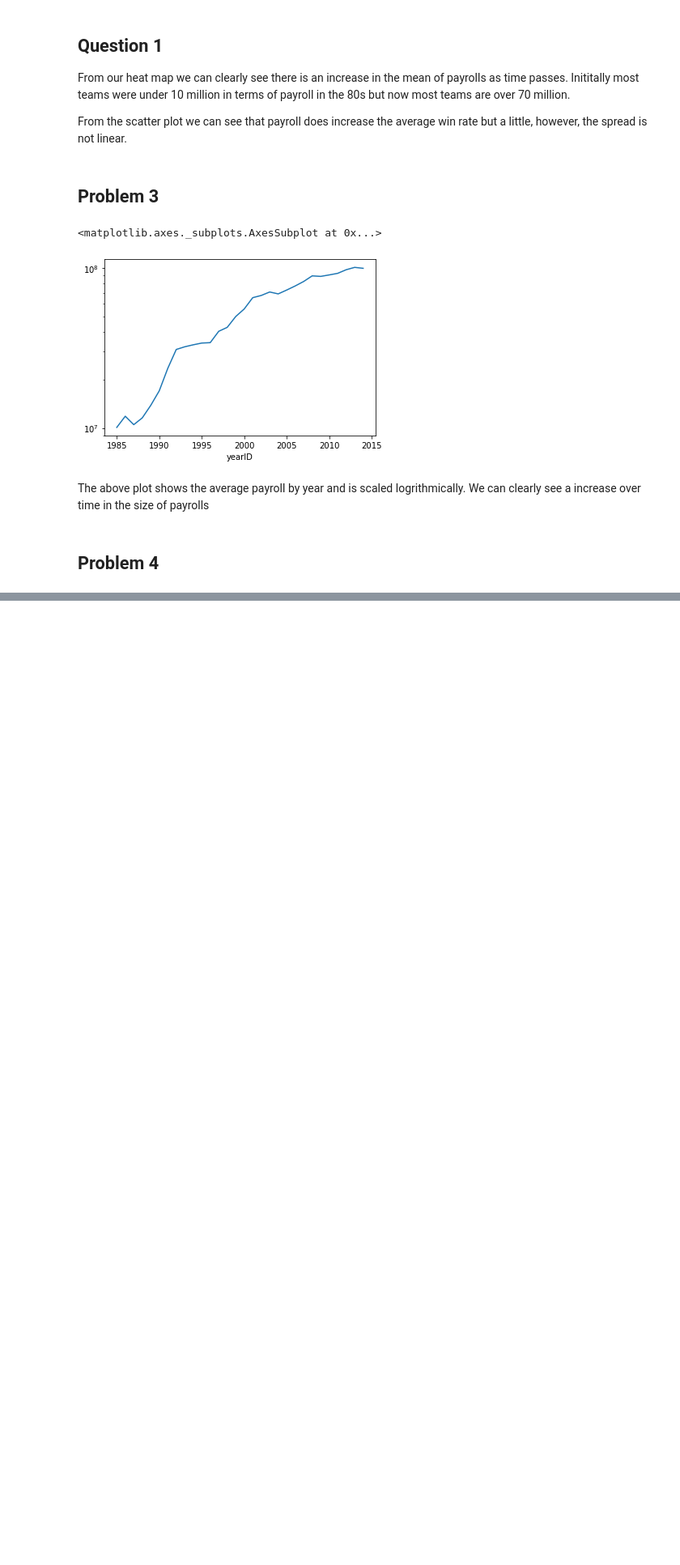
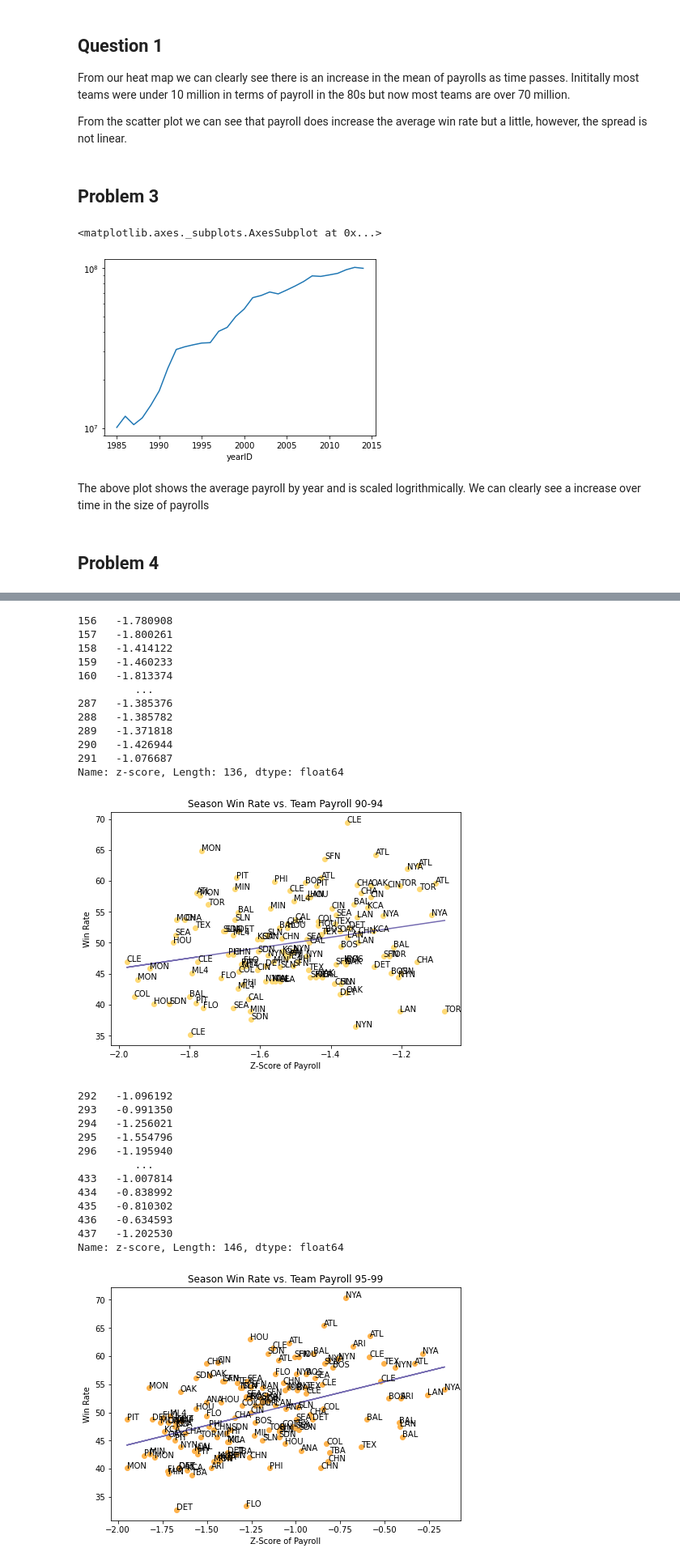
Before and after one commit to vasanth16/DSProjects, a Jupyter notebook: Project 2.ipynb, the cells around one changed output, grey strips where cells are left out. Shown at 81% size. Cells and saved outputs as stored; diff of their text form; code cells hidden in the pictures; blank space fills up the shorter version.

```diff
--- a/Project 2.ipynb
+++ b/Project 2.ipynb
@@ -152,0 +155,6 @@ for per in range(5): #Loop for producing 5 charts
+# %%
+t['std'] = t.groupby('yearID').total_payroll.std()
+a = t.yearID.unique()
+for i in a:
+    t['z-score'] = (t.total_payroll - t[t.yearID == i].total_payroll.mean())/t[t.yearID == i].total_payroll.std()
+t.head()
@@ -152,0 +170,55 @@ for per in range(5): #Loop for producing 5 charts
+# %%
+v2 = t.copy()
+bins = [1990,1995,2000,2005,2010,2015]
+labels = ['90-94','95-99', '00-04','05-09','10-14']
+v2['interval'] = pd.cut(v2.yearID,bins, labels=labels).dropna()
+for per in range(5): #Loop for producing 5 charts
+    temp = v2[v2.interval == labels[per]]
+    x = temp['z-score']
+    print(x)
+    y = temp.winning_percentage
+
+    fig = plt.figure()
+    payWin = fig.add_axes([0,0,1,1])
+    payWin.scatter(x,y, color = colors[per])
+    payWin.set_xlabel('Z-Score of Payroll')
+    payWin.set_ylabel('Win Rate')
+    payWin.set_title('Season Win Rate vs. Team Payroll ' + str(labels[per]))
+
+    # Label Points
+    generate_labels(x, y, temp['teamID'], payWin)
+
+    # Run regression and plot line
+    x = np.asarray(x)
+    y = np.asarray(y)
+    slope, intercept, r_value, p_value, std_err = stats.linregress(x,y)
+    plt.plot(x, intercept + slope*x, 'r', label='fitted line', color = "#756bb1")
+
+    plt.show()
+# %% [output]
+156   -1.780908
+157   -1.800261
+158   -1.414122
+159   -1.460233
+160   -1.813374
+         ...
+287   -1.385376
+288   -1.385782
+289   -1.371818
+290   -1.426944
+291   -1.076687
+Name: z-score, Length: 136, dtype: float64
+[figure, added]
+292   -1.096192
+293   -0.991350
+294   -1.256021
+295   -1.554796
+296   -1.195940
+         ...
+433   -1.007814
+434   -0.838992
+435   -0.810302
+436   -0.634593
+437   -1.202530
+Name: z-score, Length: 146, dtype: float64
+[figure, added]
```
Also changed, not shown: parts of 7 cells of this notebook.
